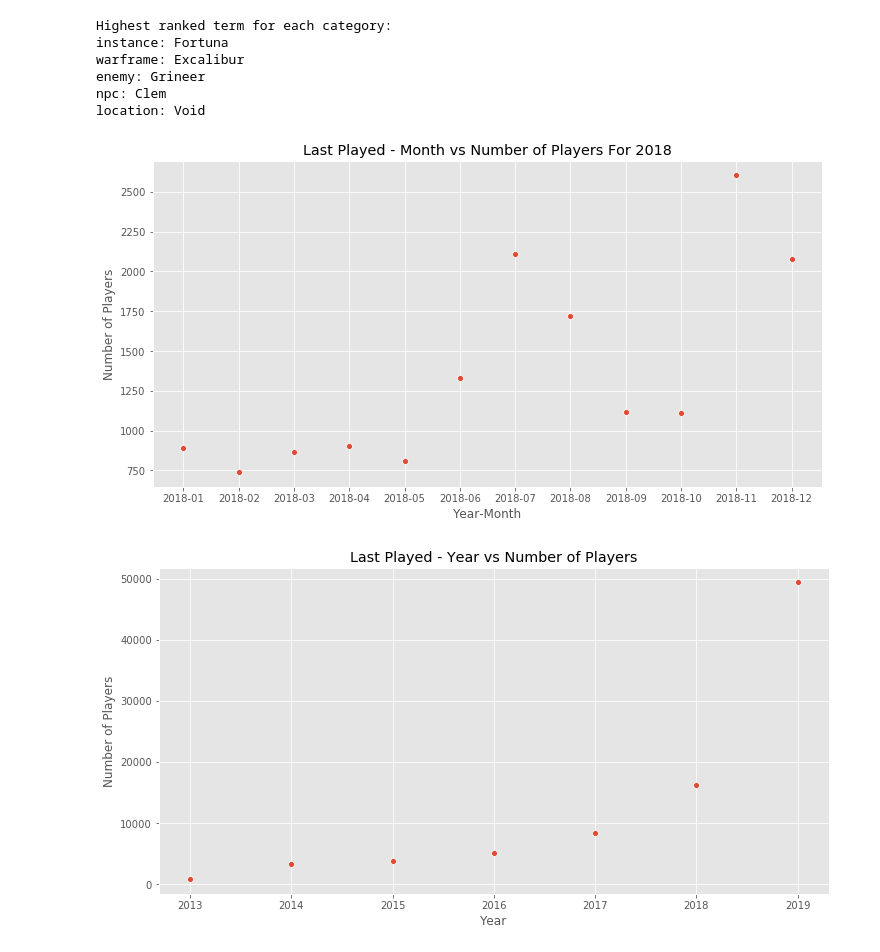
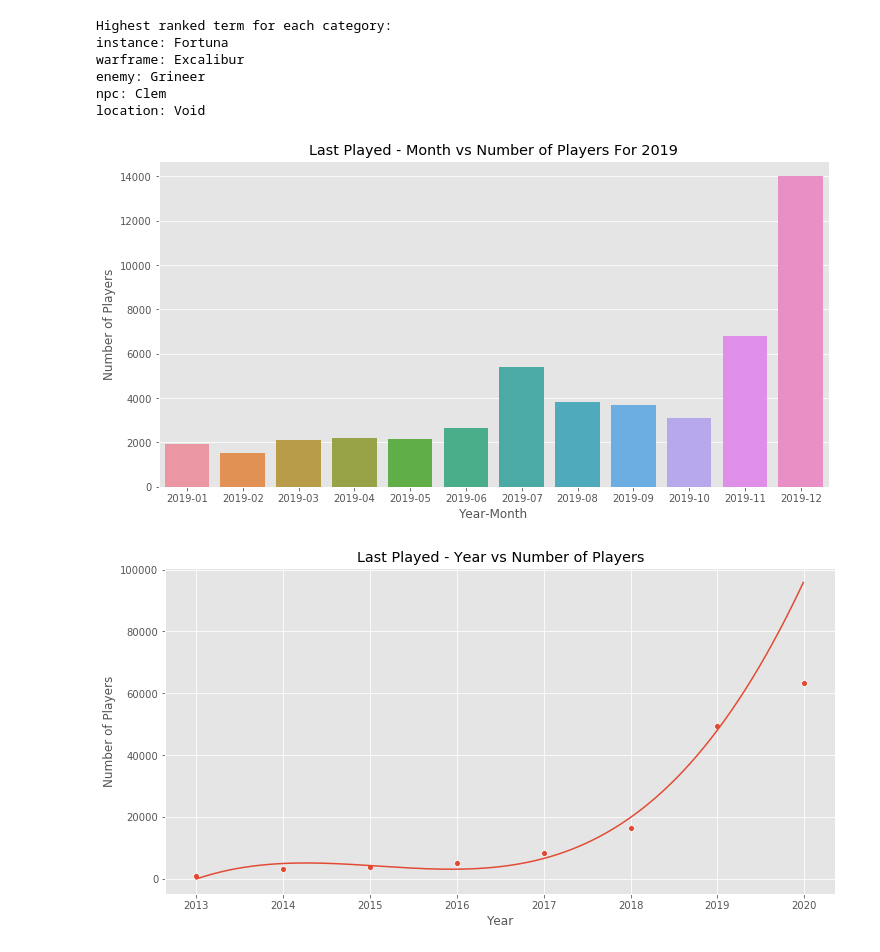
Before and after one commit to ys-lin14/warframe-exploration, a Jupyter notebook: data_exploration.ipynb, the cells around one changed output. Saved outputs shown, nothing was run; the diff lists cells and outputs as text; code cells hidden in the pictures.

Commit message:
add cubic best-fit line for number of players who last played in a given year

```diff
--- a/data_exploration.ipynb
+++ b/data_exploration.ipynb
@@ -147,8 +147,8 @@ def initialize_term_df(vocab_list, label):
 
 def get_date_last_played_counts(data, column_name):
     date_boundaries = {
-        'year_last_played': ("2013", "2019"),
-        'year_month_last_played': ("2013-03", "2019-12")
+        'year_last_played': ("2013", "2020"),
+        'year_month_last_played': ("2013-03", "2020-12")
     }
     boundaries = date_boundaries[column_name]
 
@@ -448,28 +449,41 @@ year_months_last_played = (
     get_date_last_played_counts(user_data, 'year_month_last_played')
 )
 # %%
-year = 2018 # change to view data for years ranging from [2013, 2019]
+year = 2019 # change to view data for years between 2013 and 2020
 lower_bound = "{0}-01".format(year)
 upper_bound = "{0}-12".format(year)
 
 year_months_last_played_subset = year_months_last_played[
     (year_months_last_played.index >= lower_bound) &
     (year_months_last_played.index <= upper_bound)
 ]
 
 plt.figure(figsize=(12, 6))
-year_month_last_played_scatter = sns.scatterplot(
-    data=year_months_last_played_subset,
+year_month_last_played_scatter = sns.barplot(
+    x=year_months_last_played_subset.index,
+    y=year_months_last_played_subset
+    #data=year_months_last_played_subset,
 )
 year_month_last_played_scatter.set(
     title="Last Played - Month vs Number of Players For {0}".format(year),
     xlabel="Year-Month",
     ylabel="Number of Players"
 )
 plt.show()
 # %% [output]
-[figure, old version]
+[figure, new version]
 # %%
+# calculate degree 3 polynomial predicting the number
+# of players who last played during a given year
+coefficients = np.polyfit(
+    x=years_last_played.index[:-1],
+    y=years_last_played[:-1],
+    deg=3
+)
+f = np.poly1d(coefficients)
+x_pred = np.arange(2013, 2020, 0.01)
+y_pred = f(x_pred)
+
 plt.figure(figsize=(12, 6))
 year_last_played_scatter = sns.scatterplot(
     data=years_last_played
@@ -479,9 +493,11 @@ year_last_played_scatter.set(
     xlabel='Year',
     ylabel='Number of Players'
 )
+
+plt.plot(x_pred, y_pred)
 plt.show()
 # %% [output]
-[figure, old version]
+[figure, new version]
 # %%
 total_hours_played = user_data['total_hours_played'].value_counts()
 total_hours_played = total_hours_played.sort_index()
```
Also changed, not shown: parts of 3 cells of this notebook.
